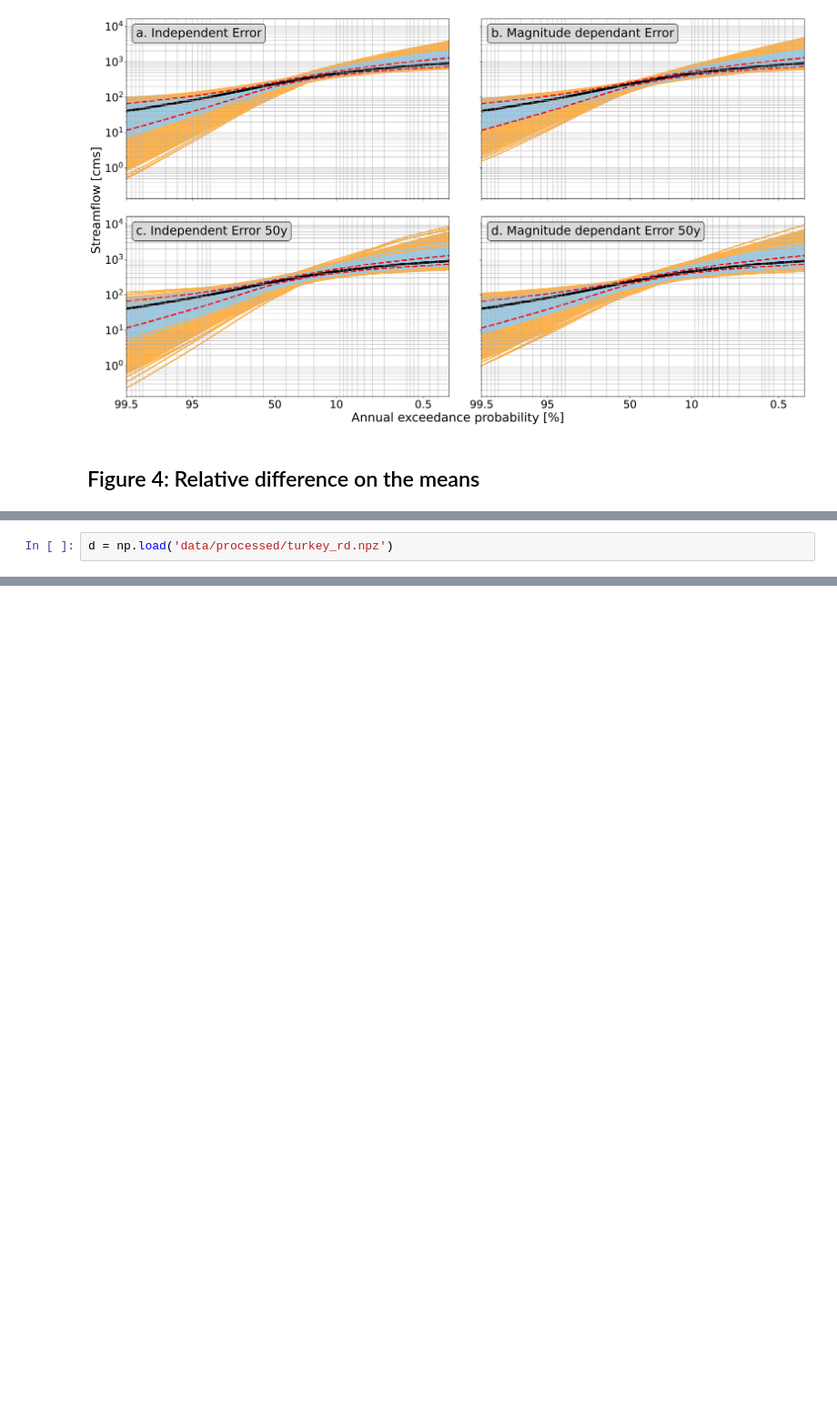
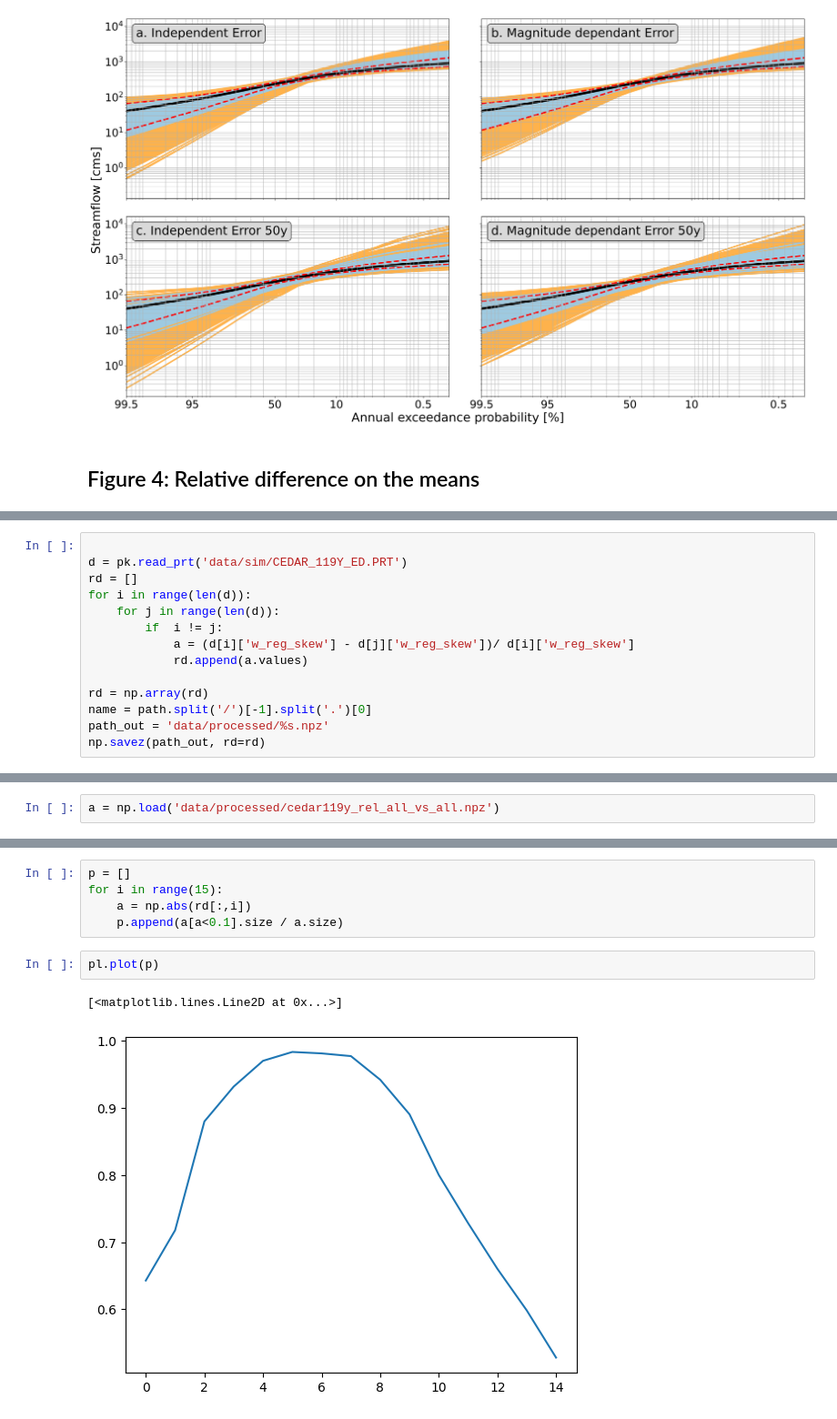
Before and after one commit to nicolas998/FFE, a Jupyter notebook: mag_dependency_figures.ipynb, the cells around one changed output, grey strips where cells are left out. Shown at 91% size. Cells and saved outputs as stored; diff of their text form; blank space fills up the shorter version.

```diff
--- a/mag_dependency_figures.ipynb
+++ b/mag_dependency_figures.ipynb
@@ -276,0 +341,14 @@ np.savez('data/processed/turkey_rd.npz',ED102=all_mse[102]['wi']['ED'], ED50=all
+# %%
+
+d = pk.read_prt('data/sim/CEDAR_119Y_ED.PRT')
+rd = []
+for i in range(len(d)):
+    for j in range(len(d)):
+        if  i != j:
+            a = (d[i]['w_reg_skew'] - d[j]['w_reg_skew'])/ d[i]['w_reg_skew']
+            rd.append(a.values)
+
+rd = np.array(rd)
+name = path.split('/')[-1].split('.')[0]
+path_out = 'data/processed/%s.npz'
+np.savez(path_out, rd=rd)
@@ -277,2 +357,2 @@ np.savez('data/processed/turkey_rd.npz',ED102=all_mse[102]['wi']['ED'], ED50=all
 # %%
-d = np.load('data/processed/turkey_rd.npz')
+a = np.load('data/processed/cedar119y_rel_all_vs_all.npz')
@@ -293,0 +359,10 @@ array([[ 0.24375593,  0.17133792,  0.02763443, ...,  0.16765807,
+# %%
+p = []
+for i in range(15):
+    a = np.abs(rd[:,i])
+    p.append(a[a<0.1].size / a.size)
+# %%
+pl.plot(p)
+# %% [output]
+[<matplotlib.lines.Line2D at 0x...>]
+[figure, added]
```
Also changed, not shown: parts of 18 cells of this notebook, 1 other file.
